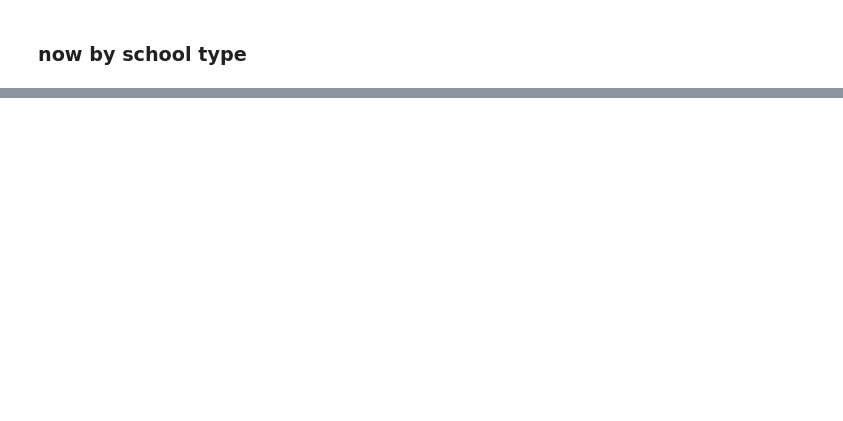
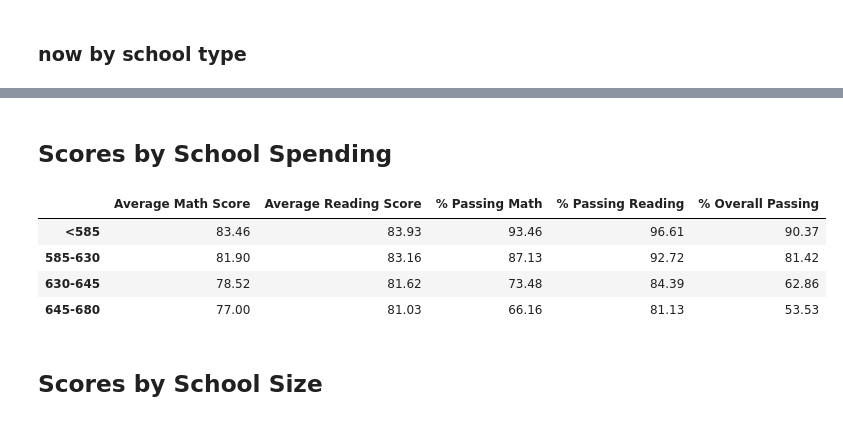
Before and after one commit to radioactivearm/pandas-challenge, a Jupyter notebook: PyCitySchools/PyCitySchools.ipynb, the cells around one changed output, grey strips where cells are left out. Cells and saved outputs as stored; diff of their text form; code cells hidden in the pictures; blank space fills up the shorter version.

```diff
--- a/PyCitySchools/PyCitySchools.ipynb
+++ b/PyCitySchools/PyCitySchools.ipynb
@@ -748,0 +536,7 @@ score_by_type_summary
+# %%
+#formatting score by spending
+scores_by_spending_summary['Average Math Score'] = scores_by_spending_summary['Average Math Score'].map('{:.2f}'.format)
+scores_by_spending_summary['Average Reading Score'] = scores_by_spending_summary['Average Reading Score'].map('{:.2f}'.format)
+scores_by_spending_summary['% Passing Math'] = scores_by_spending_summary['% Passing Math'].map('{:.2f}'.format)
+scores_by_spending_summary['% Passing Reading'] = scores_by_spending_summary['% Passing Reading'].map('{:.2f}'.format)
+scores_by_spending_summary['% Overall Passing'] = scores_by_spending_summary['% Overall Passing'].map('{:.2f}'.format)
@@ -748,0 +637,12 @@ score_by_type_summary
+# %% [markdown]
+## Scores by School Spending
+# %%
+scores_by_spending_summary
+# %% [output]
+|  | Average Math Score | Average Reading Score | % Passing Math | % Passing Reading | % Overall Passing |
+| <585 | 83.46 | 83.93 | 93.46 | 96.61 | 90.37 |
+| 585-630 | 81.90 | 83.16 | 87.13 | 92.72 | 81.42 |
+| 630-645 | 78.52 | 81.62 | 73.48 | 84.39 | 62.86 |
+| 645-680 | 77.00 | 81.03 | 66.16 | 81.13 | 53.53 |
+# %% [markdown]
+## Scores by School Size
```
Also changed, not shown: parts of 54 cells of this notebook.
